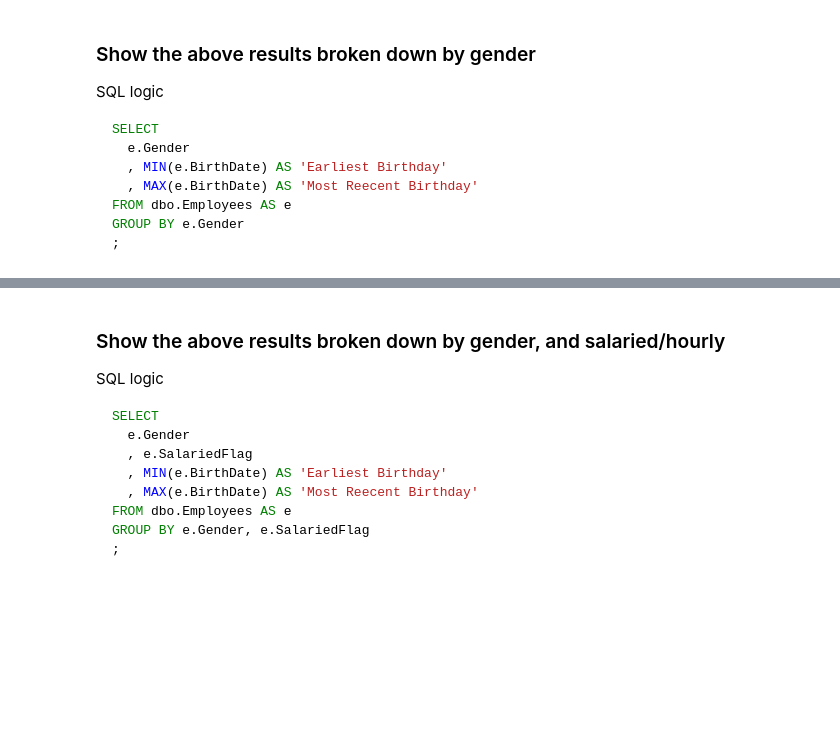
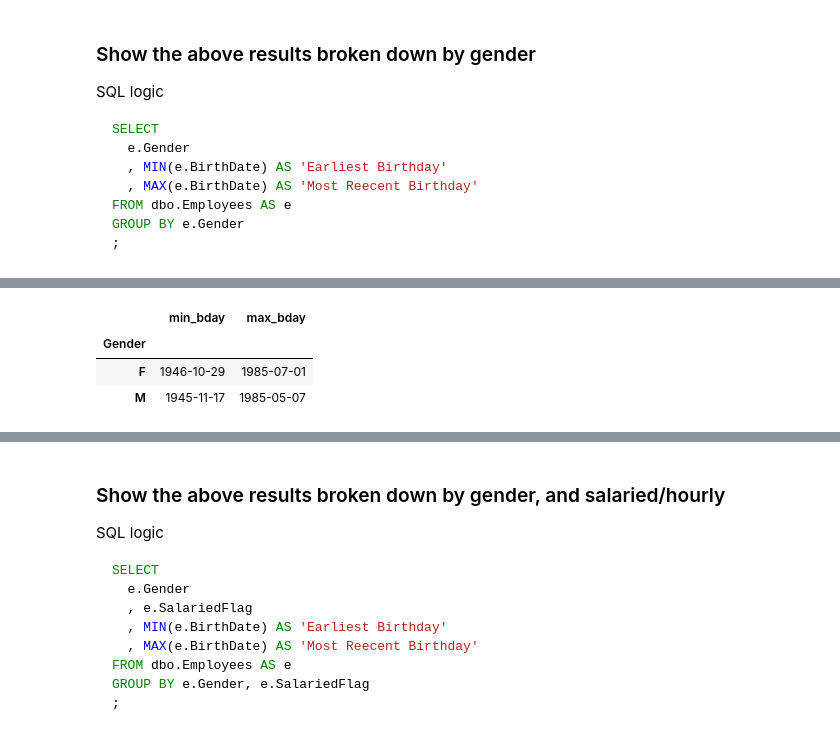
Before and after one commit to xiangshiyin/data-programming-with-python, a Jupyter notebook: 2023-fall/2023-10-03/notebook/code_demo.ipynb, the cells around one changed output, grey strips where cells are left out. Cells and saved outputs as stored; diff of their text form; code cells hidden in the pictures; blank space fills up the shorter version.

```diff
--- a/2023-fall/2023-10-03/notebook/code_demo.ipynb
+++ b/2023-fall/2023-10-03/notebook/code_demo.ipynb
@@ -246,3 +452,13 @@ Employees.groupby('Gender').agg({'BirthDate':[min,max]})
+# %%
+Employees.groupby('Gender').agg(
+    min_bday=('BirthDate',min),
+    max_bday=('BirthDate',max)
+)
+# %% [output]
+|  | min_bday | max_bday |
+| Gender |  |  |
+| F | 1946-10-29 | 1985-07-01 |
+| M | 1945-11-17 | 1985-05-07 |
 # %%
 Employees.groupby('Gender').agg(
     min_bday=('BirthDate',min),
```
Also changed, not shown: parts of 112 cells of this notebook, 1 other file.
